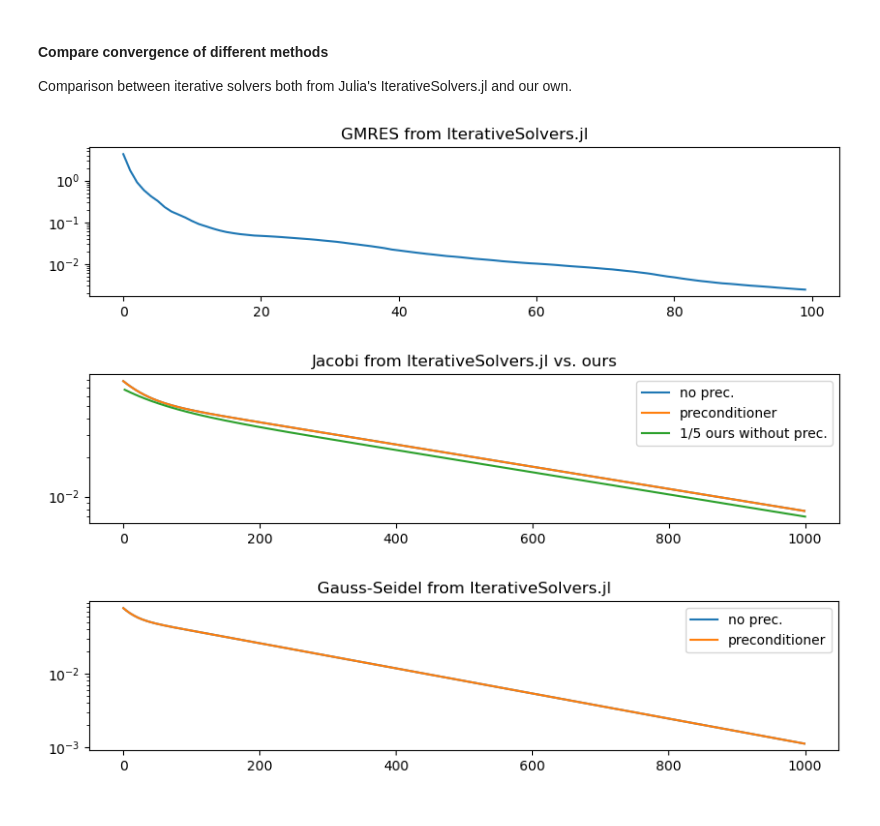
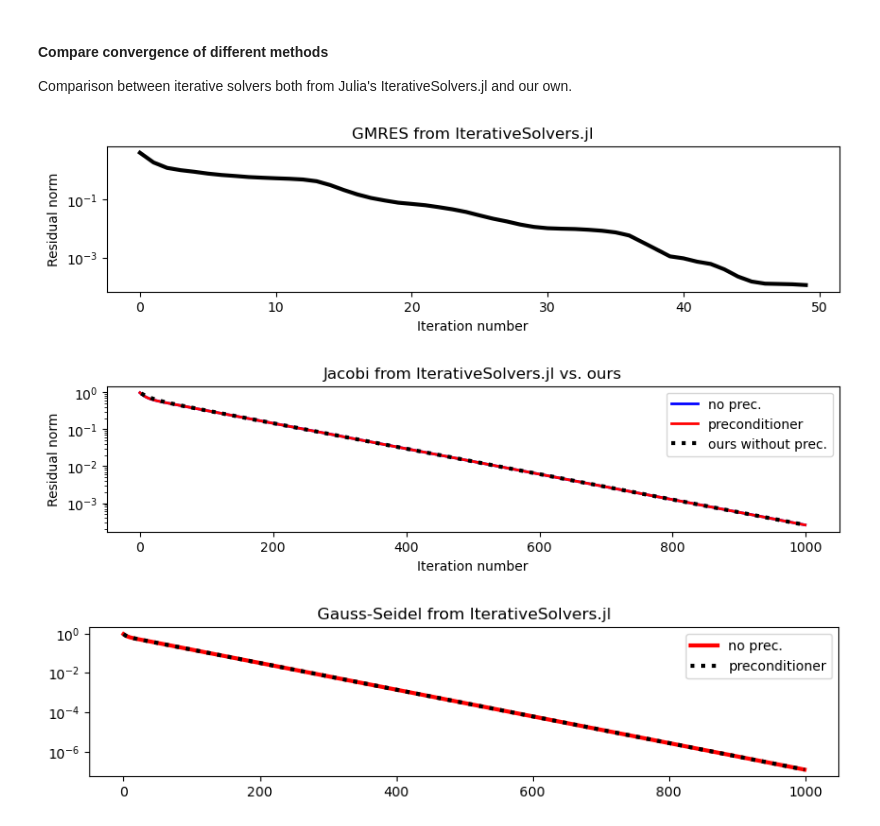
Before and after one commit to bchaber/pole, a Jupyter notebook: PoissonEquation.ipynb, the cells around one changed output. Cells and saved outputs as stored; diff of their text form; code cells hidden in the pictures.

Commit message:
Updated a more interesting example
Additionally, the mean charge density is being substracted from the RHS to enable solving it with a linear solver

```diff
--- a/PoissonEquation.ipynb
+++ b/PoissonEquation.ipynb
@@ -87,16 +87,15 @@ struct FastFourierTransformSolver end
 The Poisson equation is solved on a domain with $x \in <0, 1>$ using a Finite Volume Method approach.
 The source term is defined as $f(x) = (4\pi)^2 \sin(4\pi x)$.
 # %%
-h  = 0.01
+h  = 0.02
 xf = 0.0:h:1.0
 xc = 0.5 .* xf[1:end-1] .+
      0.5 .* xf[2:end]
-φref = -sin.(2π * 2xc)
-f(x) = (2π * 2)^2 * sin(2π * 2x) * sin(2π * x)# * randn()
+φref = @.        cos(2π * 3xc)-9cos(2π * xc)
+f(x) = 72.0π^2 * sin(2π * 2x) * sin(2π * x)
 ρ = f.(xc)
-
 bc = PeriodicBC()
-
+ρ .-= mean(ρ)
 figure(figsize=(10, 2))
 plot(xf, zero(xf), "r.-")
 step(xc, ρ, where="mid")
@@ -166,13 +166,15 @@ nothing
 # %%
 x = randn(length(ps.u))
 x, ch = IterativeSolvers.gmres!(x, ps.A, ps.b .- ρ .* h .^ 2, log=true)
 resnorm = ch.data[:resnorm]
 
 figure(figsize=(10, 2))
 title("GMRES from IterativeSolvers.jl")
-semilogy(resnorm);
+xlabel("Iteration number")
+ylabel("Residual norm")
+semilogy(resnorm, linewidth=3, linestyle="-", color="k");
 # %% [output]
-[figure, old version]
+[figure, new version]
 # %%
 P = sparse(diagm(1.0 ./ diag(ps.A)))
 A = ps.A
@@ -185,7 +187,7 @@ my_iterable = IterativeSolvers.jacobi_iterable(x, A, b, maxiter = 1000)
 for item in my_iterable
     push!(resnorm, norm(ps.A * x .- ps.b .+ ρ .* h .^ 2))
 end
-semilogy(resnorm)
+semilogy(resnorm, linewidth=2, linestyle="-", color="b")
 
 # preconditioning
 x = zeros(length(ps.u))
@@ -194,16 +196,18 @@ my_iterable = IterativeSolvers.jacobi_iterable(x, P * A, P * b, maxiter = 1000)
 for item in my_iterable
     push!(resnorm, norm(ps.A * x .- ps.b .+ ρ .* h .^ 2))
 end
-semilogy(resnorm)
+semilogy(resnorm, linewidth=2, linestyle="-", color="r")
 
 resnorm = Float64[]
 x = zeros(length(ps.u))
 jacobi!(x, ps.b .- ρ .* h .^ 2; K=1000, ϵ=1e-50, residuals=resnorm)
-semilogy(2:1000, resnorm[2:end] / 5)
+semilogy(2:1000, resnorm[2:end] / 3.25, linewidth=3, linestyle=":", color="k")
 title("Jacobi from IterativeSolvers.jl vs. ours")
-legend(["no prec.", "preconditioner", "1/5 ours without prec."]);
+xlabel("Iteration number")
+ylabel("Residual norm")
+legend(["no prec.", "preconditioner", "ours without prec."]);
 # %% [output]
-[figure, old version]
+[figure, new version]
 # %%
 P = sparse(diagm(1.0 ./ diag(ps.A)))
 A = ps.A
@@ -216,7 +220,7 @@ my_iterable = IterativeSolvers.gauss_seidel_iterable(x, A, b, maxiter = 1000)
 for item in my_iterable
     push!(resnorm, norm(ps.A * x .- ps.b .+ ρ .* h .^ 2))
 end
-semilogy(resnorm)
+semilogy(resnorm, linewidth=3, linestyle="-", color="r")
 
 # preconditioning
 x = zeros(length(ps.u))
@@ -225,9 +229,9 @@ my_iterable = IterativeSolvers.gauss_seidel_iterable(x, P * A, P * b, maxiter =
 for item in my_iterable
     push!(resnorm, norm(ps.A * x .- ps.b .+ ρ .* h .^ 2))
 end
-semilogy(resnorm)
+semilogy(resnorm, linewidth=3, linestyle=":", color="k")
 
 title("Gauss-Seidel from IterativeSolvers.jl")
 legend(["no prec.", "preconditioner"]);
 # %% [output]
-[figure, old version]
+[figure, new version]
```
Also changed, not shown: parts of 4 cells of this notebook.
